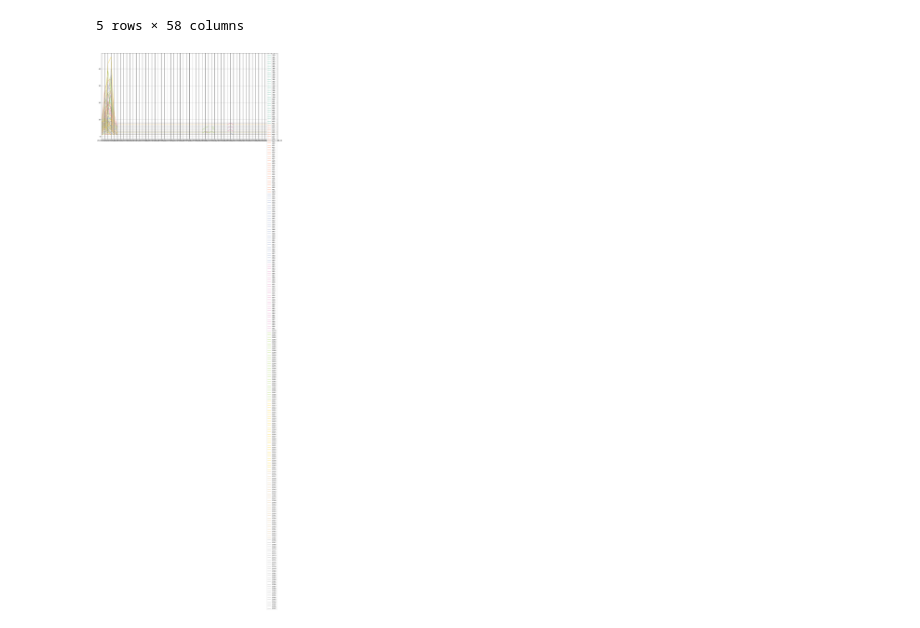
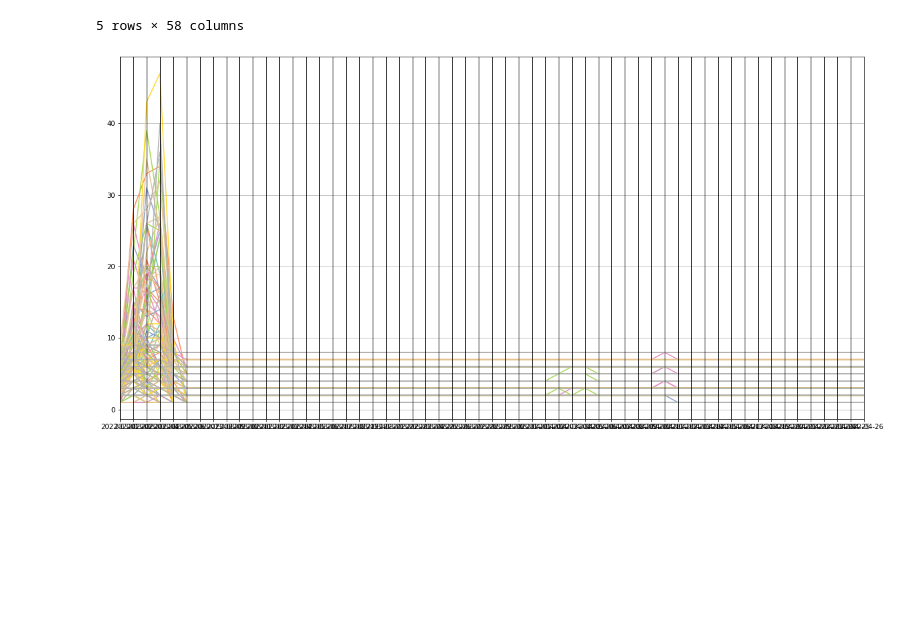
Before and after one commit to blukitas/Viz_2022_Grupo_4, a Jupyter notebook: docker/Notebooks/00.employee_count_over_time.ipynb, the cells around one changed output. Cells and saved outputs as stored; diff of their text form; code cells hidden in the pictures; blank space fills up the shorter version.

Commit message:
Fix figure in coordinate parallels, remove legend

```diff
--- a/docker/Notebooks/00.employee_count_over_time.ipynb
+++ b/docker/Notebooks/00.employee_count_over_time.ipynb
@@ -65,9 +65,12 @@ df.head(5)
 5 rows × 58 columns
 # %%
 from pandas.plotting import parallel_coordinates
-figure(figsize=(20, 10), dpi=80)
 
-parallel_coordinates(df, "employerid", colormap=plt.get_cmap("Set2"))
+fig, ax = plt.subplots(figsize=(20, 10))
+# figure(figsize=(20, 10), dpi=80)
+
+parallel_coordinates(df, "employerid", colormap=plt.get_cmap("Set2"), ax=ax)
+ax.legend_.remove()
 plt.show()
 # %% [output]
-[figure, old version]
+[figure, new version]
```
